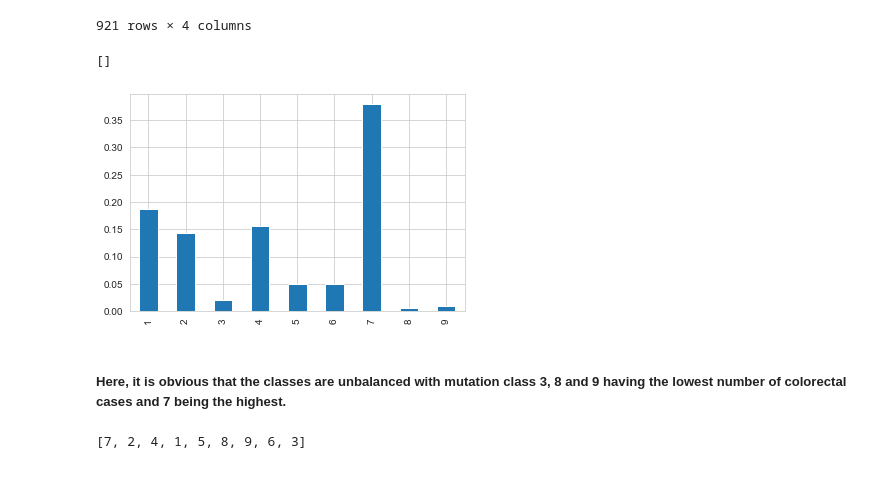
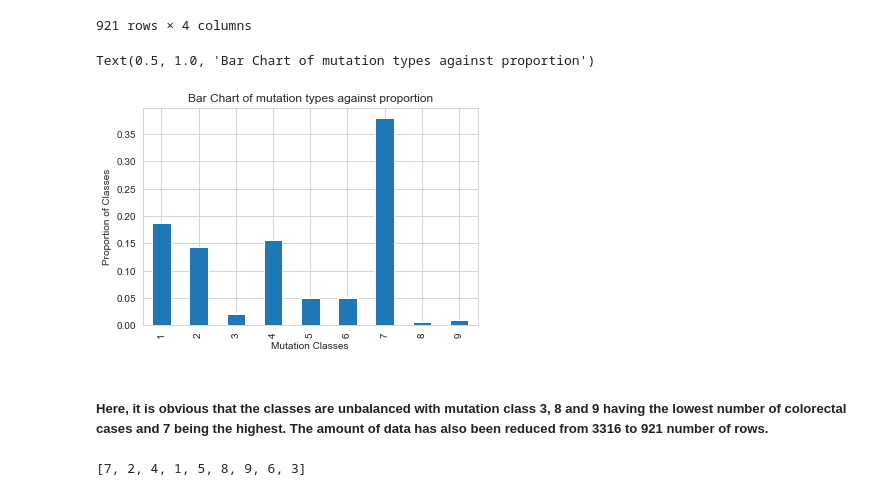
Before and after one commit to Treshapdesai/capstone_project, a Jupyter notebook: code/1. EDA.ipynb, the cells around one changed output. Cells and saved outputs as stored; diff of their text form; code cells hidden in the pictures.

```diff
--- a/code/1. EDA.ipynb
+++ b/code/1. EDA.ipynb
@@ -356,11 +361,14 @@ train_colorectal
 # %%
 (train_colorectal['Class'].value_counts(sort=False) / train_colorectal.shape[0]).plot(kind='bar')
 plt.plot()
+plt.xlabel('Mutation Classes')
+plt.ylabel('Proportion of Classes')
+plt.title('Bar Chart of mutation types against proportion')
 # %% [output]
-[]
+Text(0.5, 1.0, 'Bar Chart of mutation types against proportion')
-[figure, old version]
+[figure, new version]
 # %% [markdown]
-##### Here, it is obvious that the classes are unbalanced with mutation class 3, 8 and 9 having the lowest number of colorectal cases and 7 being the highest.
+##### Here, it is obvious that the classes are unbalanced with mutation class 3, 8 and 9 having the lowest number of colorectal cases and 7 being the highest. The amount of data has also been reduced from 3316 to 921 number of rows.
 # %%
 # check number of class remaining for data specific to colorectal cancer data
 
```
Also changed, not shown: parts of 9 cells of this notebook, 7 other files.
